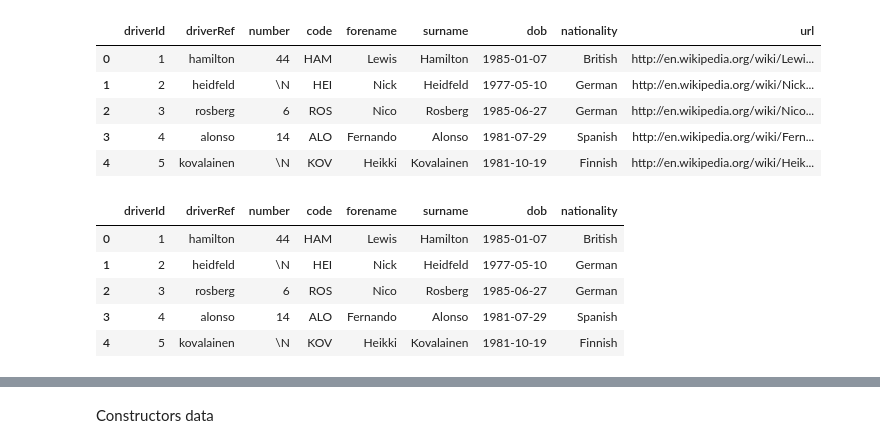
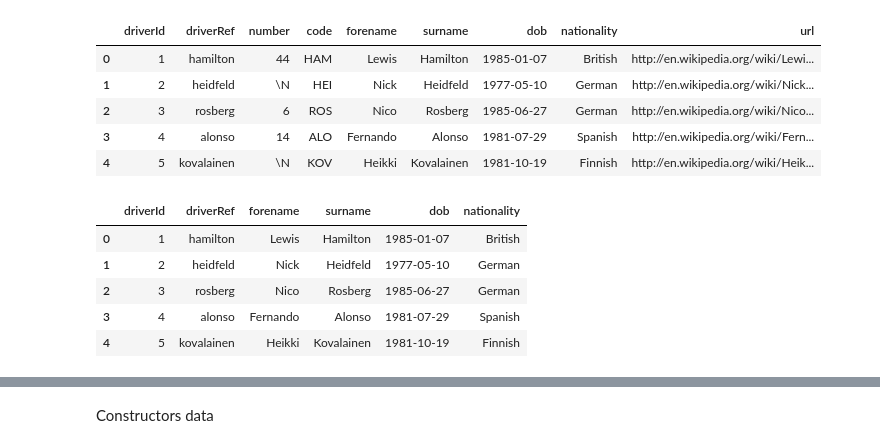
Before and after one commit to PraveenAyush/Formula-1-Analytics, a Jupyter notebook: f1_eda.ipynb, the cells around one changed output, grey strips where cells are left out. Cells and saved outputs as stored; diff of their text form; code cells hidden in the pictures.

```diff
--- a/f1_eda.ipynb
+++ b/f1_eda.ipynb
@@ -6,22 +6,22 @@ import matplotlib.pyplot as plt
 # %% [markdown]
 ### Importing data
 # %%
-circuits = pd.read_csv('datasets/circuits.csv')
+circuits = pd.read_csv('datasets/original/circuits.csv')
 
-constructors_standings = pd.read_csv('datasets/constructor_standings.csv')
-constructors_df = pd.read_csv('datasets/constructors.csv')
+constructors_standings = pd.read_csv('datasets/original/constructor_standings.csv')
+constructors_df = pd.read_csv('datasets/original/constructors.csv')
 
-driver_standings = pd.read_csv('datasets/driver_standings.csv')
-drivers_df = pd.read_csv('datasets/drivers.csv')
+driver_standings = pd.read_csv('datasets/original/driver_standings.csv')
+drivers_df = pd.read_csv('datasets/original/drivers.csv')
 
-lap_times = pd.read_csv('datasets/lap_times.csv')
-pit_stops = pd.read_csv('datasets/pit_stops.csv')
+lap_times = pd.read_csv('datasets/original/lap_times.csv')
+pit_stops = pd.read_csv('datasets/original/pit_stops.csv')
 
-races_df = pd.read_csv('datasets/races.csv')
+races_df = pd.read_csv('datasets/original/races.csv')
 
-quali_df = pd.read_csv('datasets/qualifying.csv')
-results_df = pd.read_csv('datasets/results.csv')
-sprints_df = pd.read_csv('datasets/sprint_results.csv')
+quali_df = pd.read_csv('datasets/original/qualifying.csv')
+results_df = pd.read_csv('datasets/original/results.csv')
+sprints_df = pd.read_csv('datasets/original/sprint_results.csv')
 
-status_df = pd.read_csv('datasets/status.csv')
+status_df = pd.read_csv('datasets/original/status.csv')
 # %% [markdown]
@@ -283,12 +485,12 @@ memory usage: 60.2+ KB
 | 3 | 4 | alonso | 14 | ALO | Fernando | Alonso | 1981-07-29 | Spanish | http://en.wikipedia.org/wiki/Fern... |
 | 4 | 5 | kovalainen | \N | KOV | Heikki | Kovalainen | 1981-10-19 | Finnish | http://en.wikipedia.org/wiki/Heik... |
 # %%
-drivers_df = drivers_df.drop('url', axis=1)
+drivers_df = drivers_df.drop(columns={'number','code','url'})
 drivers_df.head()
 # %% [output]
-|  | driverId | driverRef | number | code | forename | surname | dob | nationality |
-| 0 | 1 | hamilton | 44 | HAM | Lewis | Hamilton | 1985-01-07 | British |
-| 1 | 2 | heidfeld | \N | HEI | Nick | Heidfeld | 1977-05-10 | German |
-| 2 | 3 | rosberg | 6 | ROS | Nico | Rosberg | 1985-06-27 | German |
-| 3 | 4 | alonso | 14 | ALO | Fernando | Alonso | 1981-07-29 | Spanish |
-| 4 | 5 | kovalainen | \N | KOV | Heikki | Kovalainen | 1981-10-19 | Finnish |
+|  | driverId | driverRef | forename | surname | dob | nationality |
+| 0 | 1 | hamilton | Lewis | Hamilton | 1985-01-07 | British |
+| 1 | 2 | heidfeld | Nick | Heidfeld | 1977-05-10 | German |
+| 2 | 3 | rosberg | Nico | Rosberg | 1985-06-27 | German |
+| 3 | 4 | alonso | Fernando | Alonso | 1981-07-29 | Spanish |
+| 4 | 5 | kovalainen | Heikki | Kovalainen | 1981-10-19 | Finnish |
```
Also changed, not shown: parts of 36 cells of this notebook, 39 other files.
